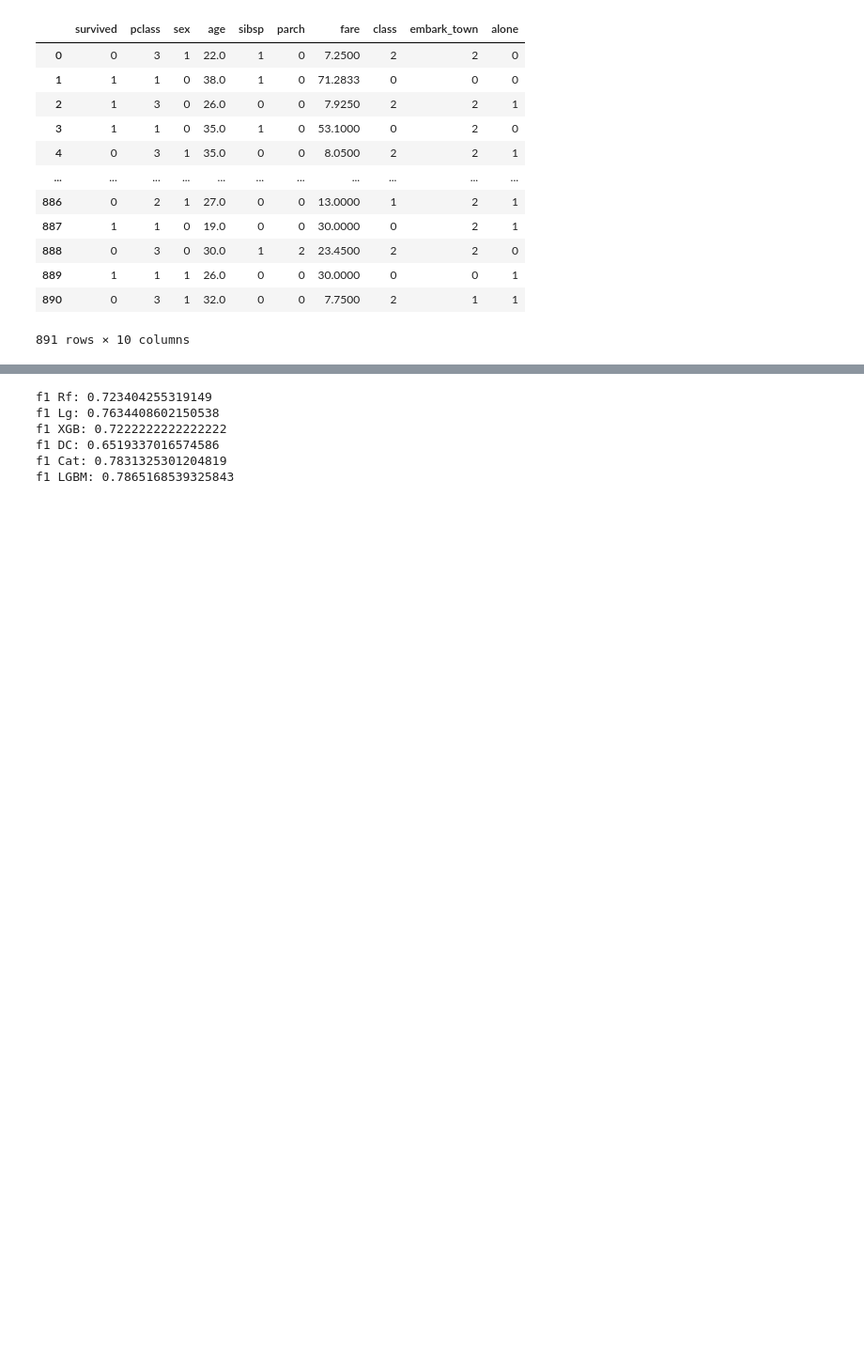
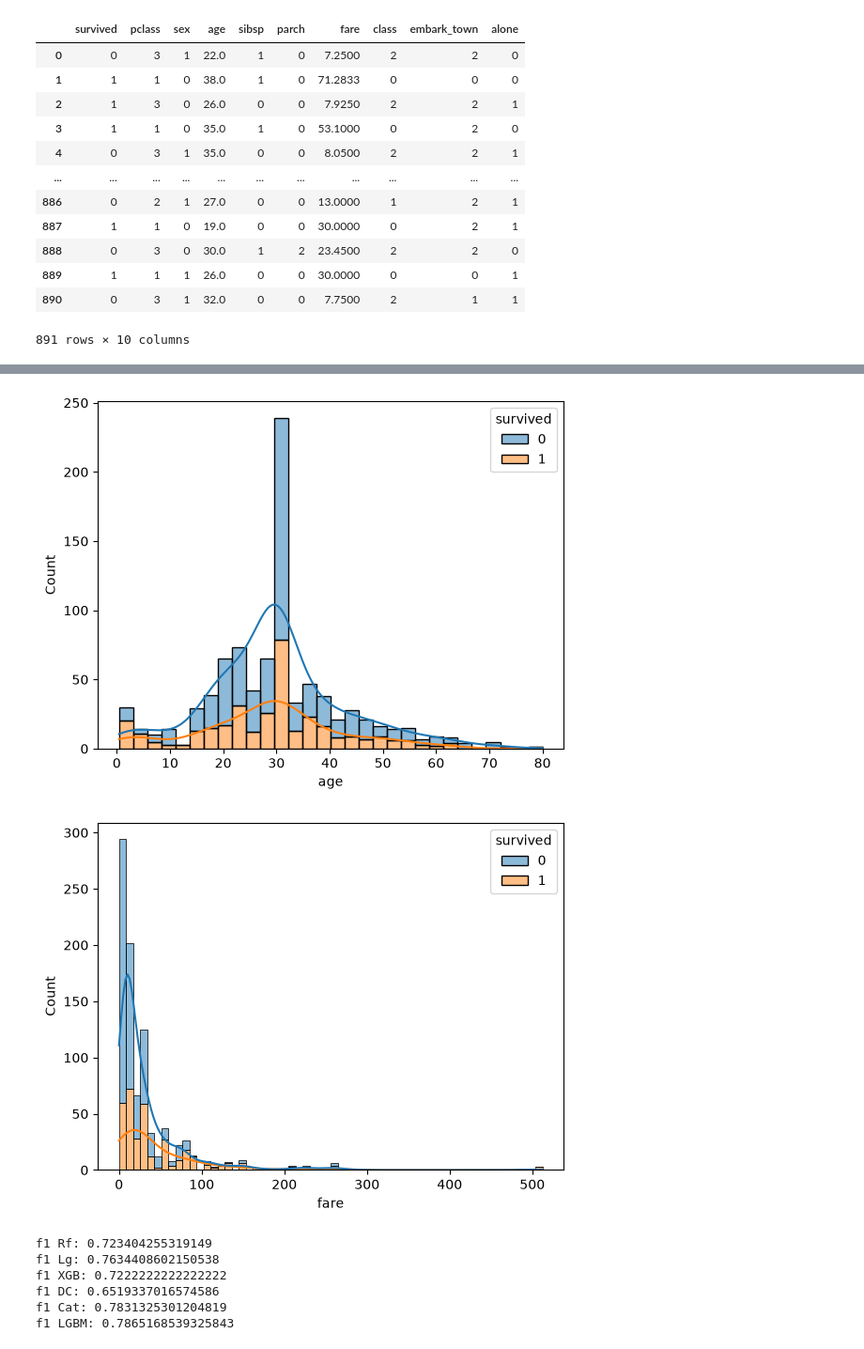
Before and after one commit to armengasparyan314/Programing, a Jupyter notebook: Project Titanic.ipynb, the cells around one changed output, grey strips where cells are left out. Shown at 94% size. Saved outputs shown, nothing was run; the diff lists cells and outputs as text; code cells hidden in the pictures; blank space fills up the shorter version.

```diff
--- a/Project Titanic.ipynb
+++ b/Project Titanic.ipynb
@@ -58,3 +69,11 @@ df
+# %%
+cols = ['age', 'fare']
+for col in cols:
+    sns.histplot(data=df, x=col, hue='survived', kde=True, multiple='stack')
+    plt.show()
+# %% [output]
+[figure, added]
+[figure, added]
 # %%
 def model_f1(model_list):
     for name, model in model_list.items():
```
Also changed, not shown: parts of 32 cells of this notebook.
